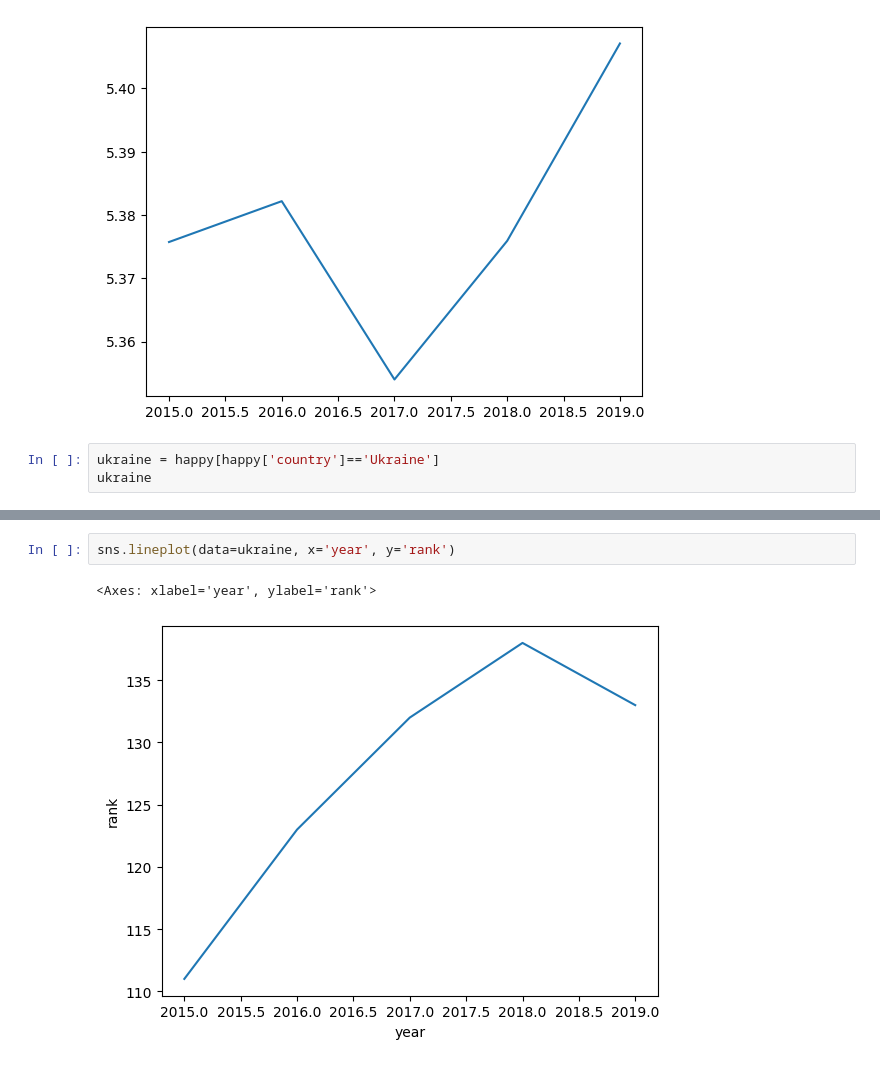
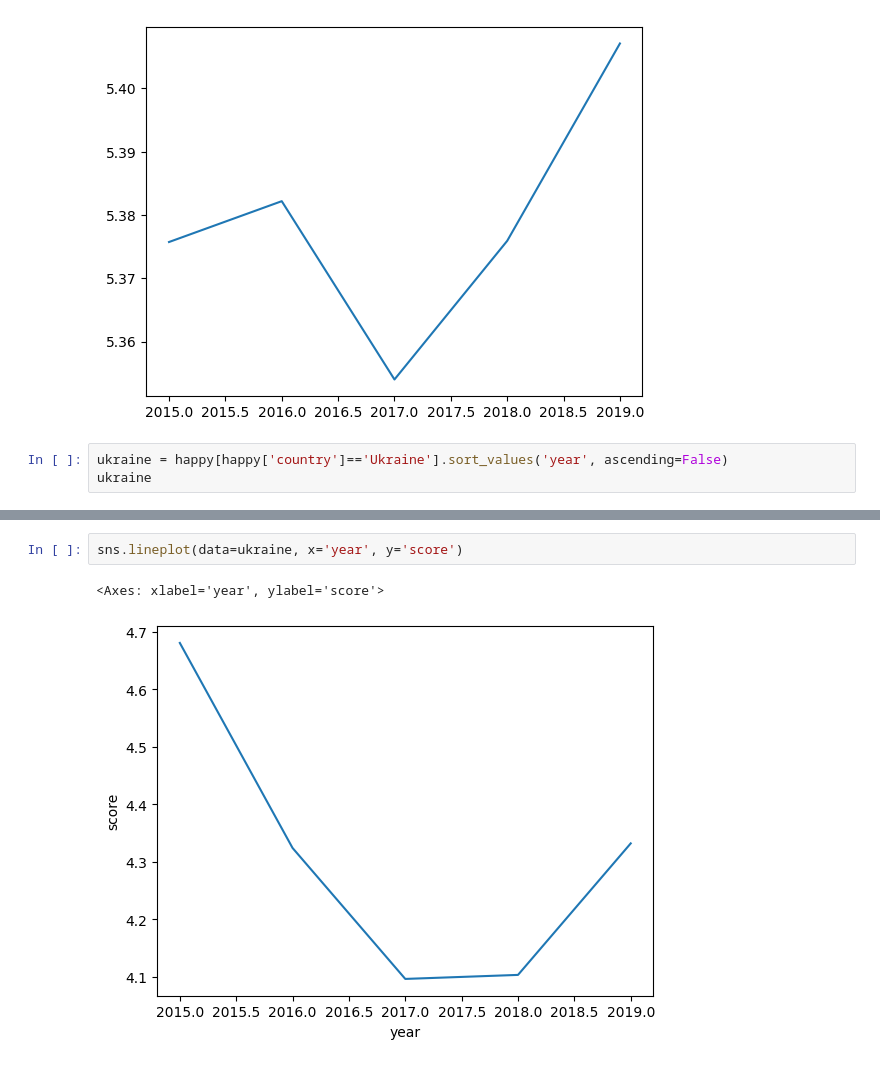
Before and after one commit to vyachost/happiness, a Jupyter notebook: happiness.ipynb, the cells around one changed output, grey strips where cells are left out. Drawn from its saved outputs; the diff is of its cells as text.

```diff
--- a/happiness.ipynb
+++ b/happiness.ipynb
@@ -435,7 +435,7 @@ sns.lineplot(data=data)
 <Axes: >
 [figure]
 # %%
-ukraine = happy[happy['country']=='Ukraine']
+ukraine = happy[happy['country']=='Ukraine'].sort_values('year', ascending=False)
 ukraine
 # %% [output]
 |  | country | region | rank | score | GDP | social | healthy | freedom | generosity | corruption | ... |
@@ -447,5 +447,5 @@ ukraine
 # %%
-sns.lineplot(data=ukraine, x='year', y='rank')
+sns.lineplot(data=ukraine, x='year', y='score')
 # %% [output]
-<Axes: xlabel='year', ylabel='rank'>
+<Axes: xlabel='year', ylabel='score'>
-[figure, old version]
+[figure, new version]
```
Also changed, not shown: parts of 1 cell of this notebook.
